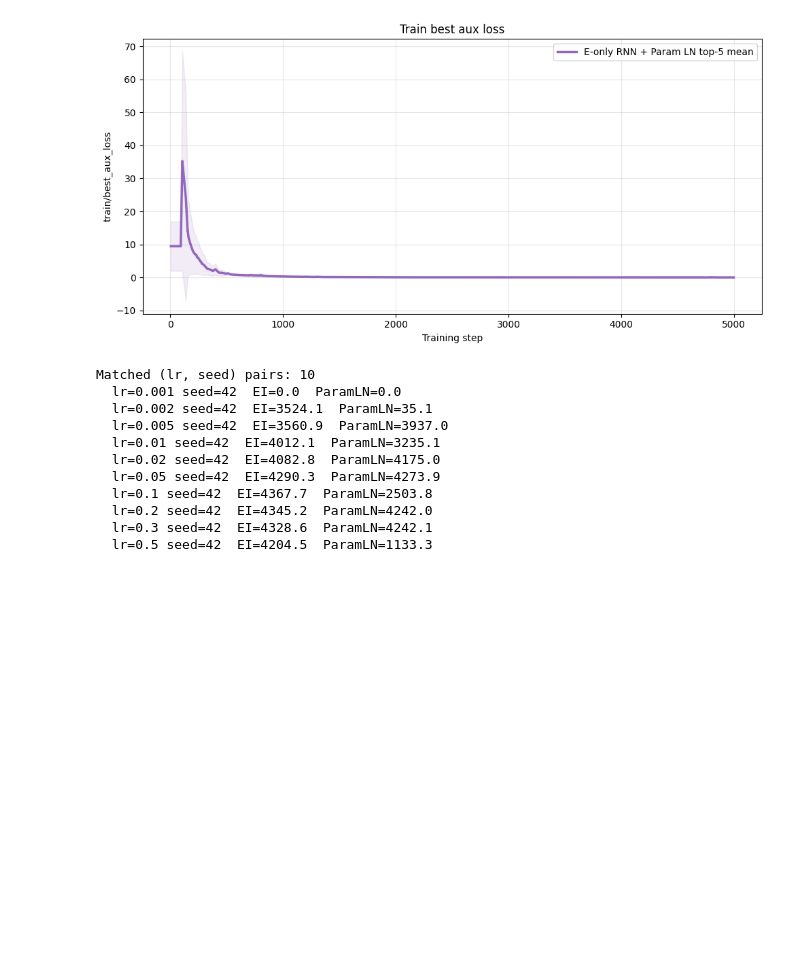
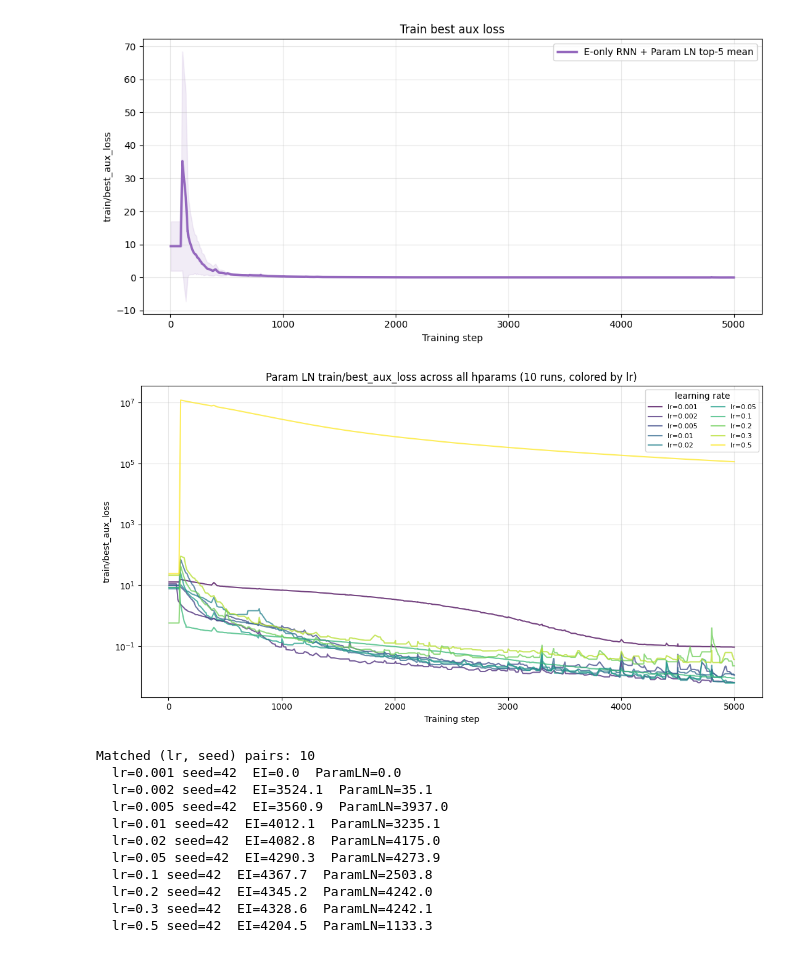
Before and after one commit to RoyHEyono/RNN_EI_Network, a Jupyter notebook: experiments/neurogym/analysis/analysis.ipynb, the cells around one changed output. Cells and saved outputs as stored; diff of their text form; code cells hidden in the pictures; blank space fills up the shorter version.

Commit message:
Added plots on aux loss performance across learning rates

```diff
--- a/experiments/neurogym/analysis/analysis.ipynb
+++ b/experiments/neurogym/analysis/analysis.ipynb
@@ -405,6 +405,69 @@ Aux curves over 5 Param LN runs:
   #5 auc=3937.0  ng_10300719_ei_param_ln_13
 [figure]
 [figure]
+# %%
+# Param LN train/best_aux_loss across ALL hparams (one curve per run, colored by lr)
+
+AUX_METRIC = "train/best_aux_loss"
+
+
+def _run_lr(run: wandb.apis.public.Run) -> float | None:
+    lr = run.config.get("lr")
+    return float(lr) if lr is not None else None
+
+
+param_runs_all = []
+for r in api.runs(PATH):
+    if r.state != "finished":
+        continue
+    arch, _ = run_meta(r)
+    if arch == "ei_param_ln":
+        param_runs_all.append(r)
+
+if not param_runs_all:
+    warnings.warn("no ei_param_ln runs found; skip all-hparam aux plot")
+else:
+    uniq_lrs = sorted({lr for r in param_runs_all if (lr := _run_lr(r)) is not None})
+    cmap = plt.get_cmap("viridis")
+    lr_color = {
+        lr: cmap(i / max(len(uniq_lrs) - 1, 1)) for i, lr in enumerate(uniq_lrs)
+    }
+
+    fig, ax = plt.subplots(figsize=(11, 6))
+    plotted = 0
+    all_positive = True
+    seen_lr: set[float | None] = set()
+    for r in sorted(param_runs_all, key=lambda x: (_run_lr(x) is None, _run_lr(x) or 0.0)):
+        series = metric_series(r, AUX_METRIC)
+        if not series:
+            warnings.warn(f"skip {r.name}: no {AUX_METRIC}")
+            continue
+        steps = [s for s, _ in series]
+        vals = [v for _, v in series]
+        if any(v <= 0 for v in vals):
+            all_positive = False
+        lr = _run_lr(r)
+        color = lr_color.get(lr, "gray")
+        label = f"lr={lr:g}" if (lr is not None and lr not in seen_lr) else None
+        seen_lr.add(lr)
+        ax.plot(steps, vals, color=color, alpha=0.75, linewidth=1.5, label=label)
+        plotted += 1
+
+    ax.set(
+        xlabel="Training step",
+        ylabel=AUX_METRIC,
+        title=f"Param LN {AUX_METRIC} across all hparams ({plotted} runs, colored by lr)",
+    )
+    # Aux loss is non-negative; log scale exposes the near-zero exact-init regime.
+    if all_positive:
+        ax.set_yscale("log")
+    ax.grid(alpha=0.3, which="both")
+    if uniq_lrs:
+        ax.legend(title="learning rate", fontsize=8, ncol=2)
+    fig.tight_layout()
+    plt.show()
+# %% [output]
+[figure, added]
 # %%
 # Scatter: E-only RNN vs Param LN at matched (lr, seed) — sit on y=x?
 
```
